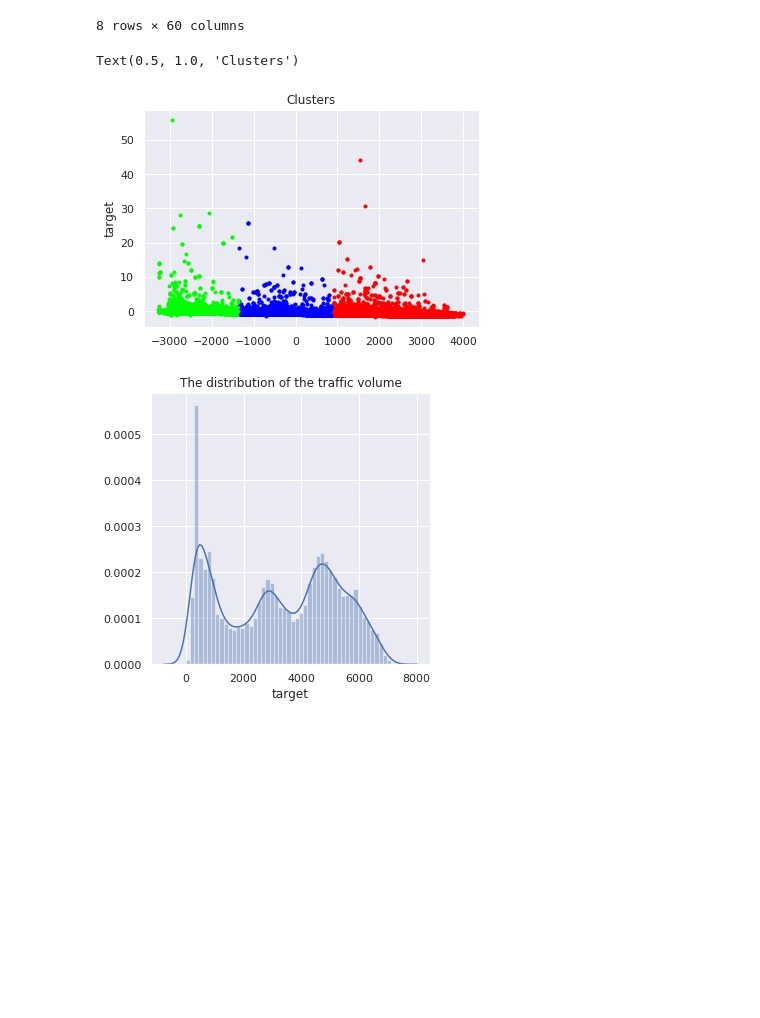
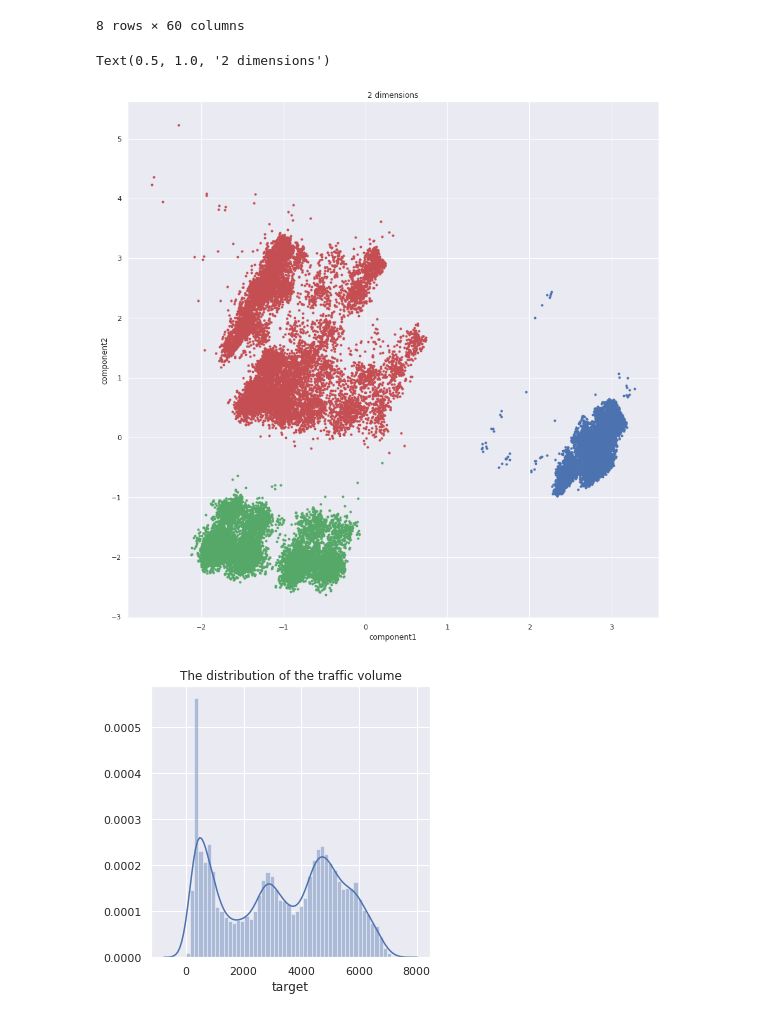
Before and after one commit to Ladiscou/AUTOBUS2, a Jupyter notebook: starting_kit/README.vizualization.ipynb, the cells around one changed output. Saved outputs shown, nothing was run; the diff lists cells and outputs as text; code cells hidden in the pictures; blank space fills up the shorter version.

```diff
--- a/starting_kit/README.vizualization.ipynb
+++ b/starting_kit/README.vizualization.ipynb
@@ -104,32 +88,30 @@ def deleteData(a):
-# %%
-# met 21 min à s'éxecuter
-
-from sklearn.cluster import KMeans
-#Cluster K-means
-kmeans=KMeans(n_clusters=3)
-#adapter le modèle de données
-kmeans.fit(a)
-
-deleteData(a) # pour supprimer la valeur inutile
-
-color = np.ones(3)
-
-for i in range(len(a)):
-    if kmeans.labels_[i] == 0:
-        color = [1,0,0]
-
-    if kmeans.labels_[i] == 1:
-        color = [0,1,0]
-
-    if kmeans.labels_[i] == 2:
-        color = [0,0,1]
-    plt.plot(a[i][0],a[i][1],".", c = color)
-
-plt.ylabel("target")
-plt.title("Clusters")
-# %% [output]
-Text(0.5, 1.0, 'Clusters')
-[figure, removed]
+# %%
+from sklearn import preprocessing
+from sklearn.preprocessing import StandardScaler
+from sklearn.decomposition import PCA
+from sklearn.cluster import KMeans
+
+scaler = StandardScaler()
+scaler.fit(data)
+scaled_data = scaler.transform(data)
+
+pca = PCA(n_components=2)
+tab=pca.fit_transform(scaled_data)
+
+kmeans=KMeans(n_clusters=3)
+cluster_kmeans = kmeans.fit_predict(tab)
+# %%
+plt.figure(figsize = (15,15))
+plt.plot(tab[cluster_kmeans==0,0],tab[cluster_kmeans==0,1],".", color = 'b')
+plt.plot(tab[cluster_kmeans==1,0],tab[cluster_kmeans==1,1],".", color = 'r')
+plt.plot(tab[cluster_kmeans==2,0],tab[cluster_kmeans==2,1],".", color = 'g')
+
+plt.xlabel("component1")
+plt.ylabel("component2")
+plt.title("2 dimensions")
+# %% [output]
+Text(0.5, 1.0, '2 dimensions')
+[figure, added]
 # %%
 plt.figure(figsize = (5,5))
 sns.distplot(data['target'], bins=50)
```
Also changed, not shown: parts of 12 cells of this notebook.
